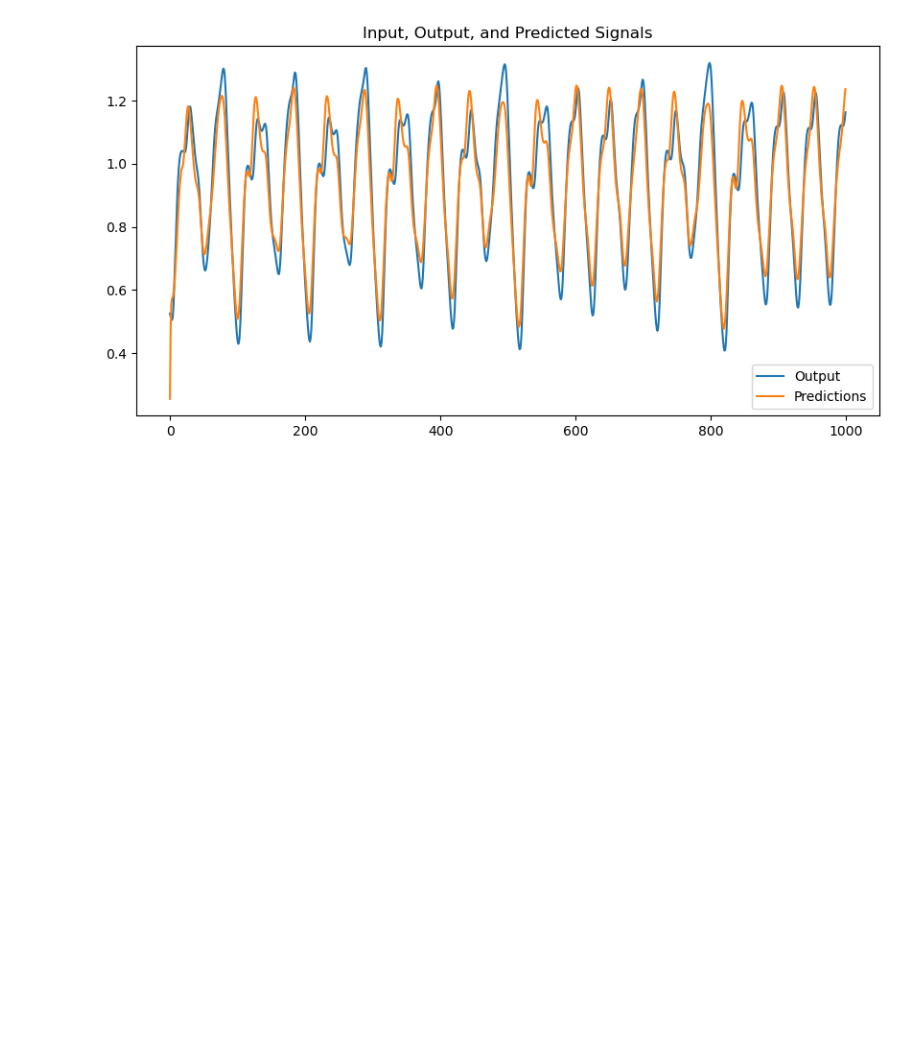
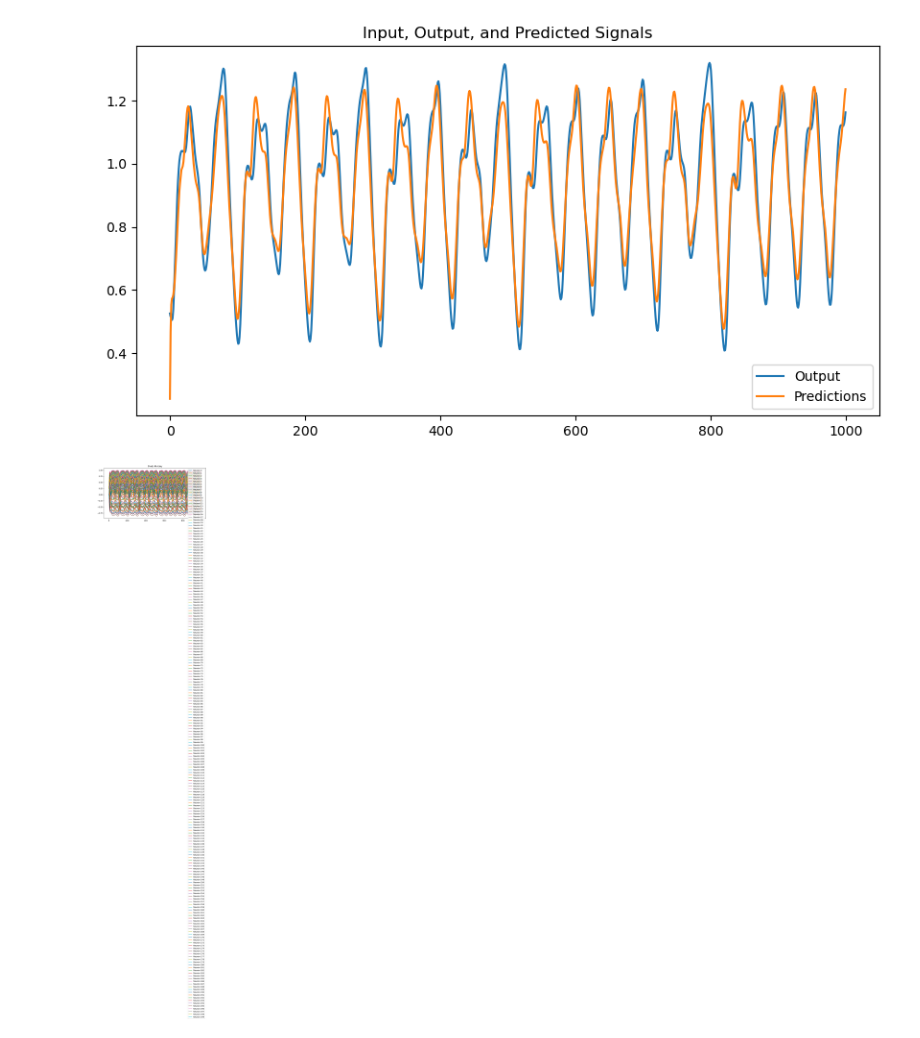
Before and after one commit to 007spy9/COM6906-Dissertation, a Jupyter notebook: training/basicESN.ipynb, the cells around one changed output. Drawn from its saved outputs; the diff is of its cells as text; code cells hidden in the pictures; blank space fills up the shorter version.

```diff
--- a/training/basicESN.ipynb
+++ b/training/basicESN.ipynb
@@ -420,3 +420,18 @@ plt.show()
 # %% [output]
 NRMSE: 0.07402100972269085
 [figure]
+# %%
+# Display the neuron responses
+state_history = esn.get_state_history()
+
+# Plot the state history
+plt.figure(figsize=(10, 5))
+
+for i in range(n_neurons):
+    plt.plot(state_history[:, i], label='Neuron {}'.format(i))
+
+plt.title('State History')
+plt.legend()
+plt.show()
+# %% [output]
+[figure, added]
```
